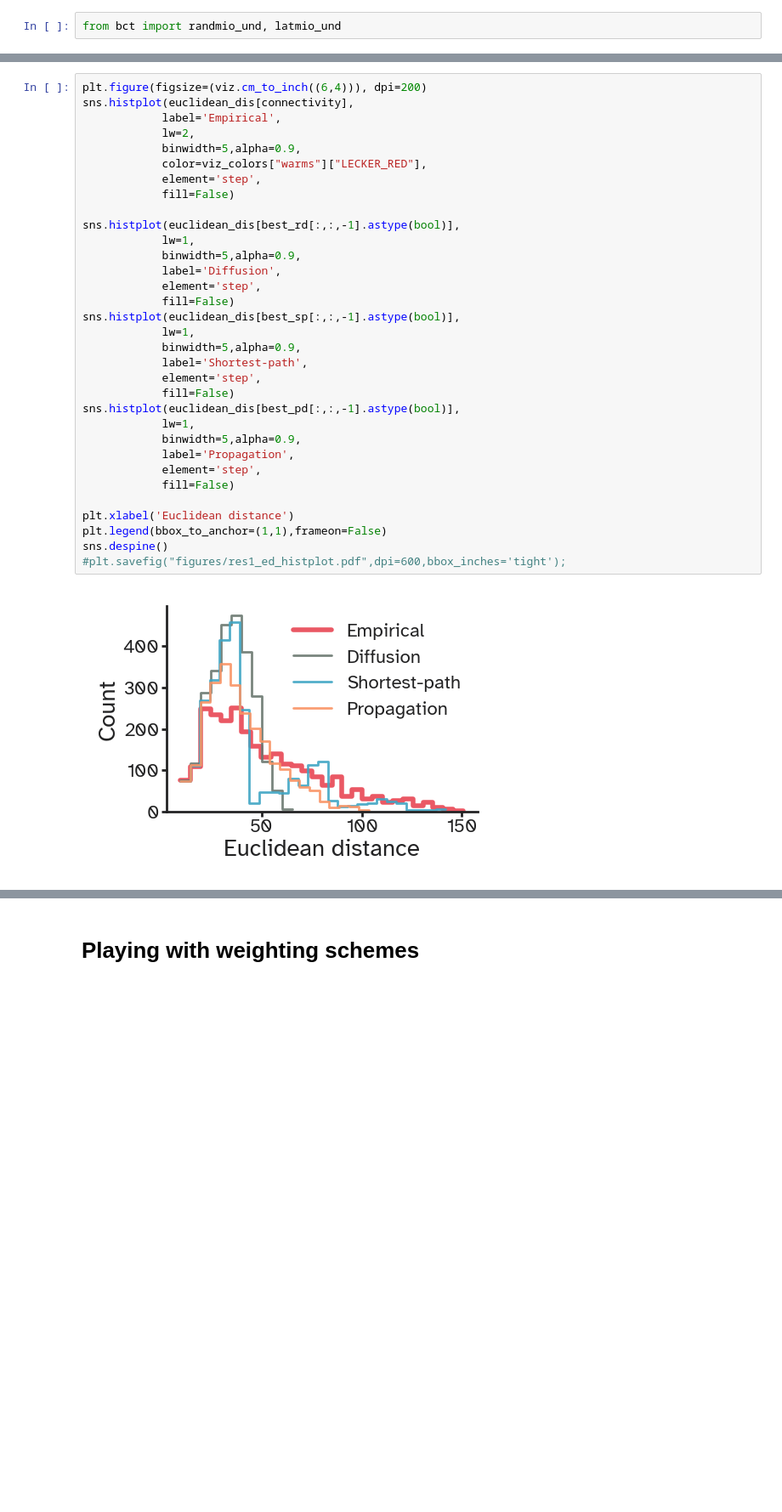
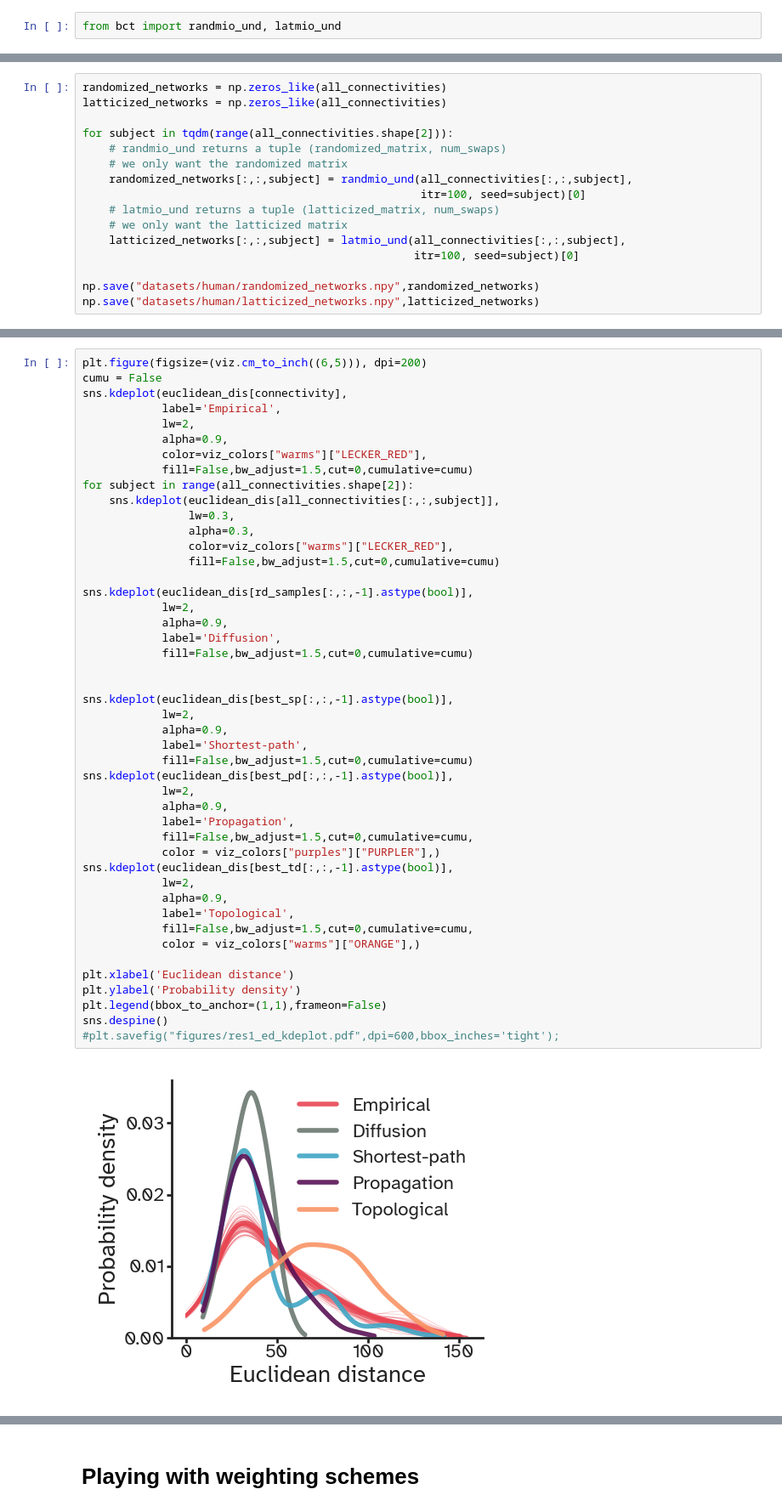
Before and after one commit to kuffmode/Optimal_networks, a Jupyter notebook: generative_analysis.ipynb, the cells around one changed output, grey strips where cells are left out. Shown: that part at 85% size. Saved outputs shown, nothing was run; the diff lists cells and outputs as text; blank space fills up the shorter version.

Commit message:
lots of new plots

```diff
--- a/generative_analysis.ipynb
+++ b/generative_analysis.ipynb
@@ -424,0 +299,16 @@ plt.savefig("figures/res1_wiring_cost_w_td.pdf",dpi=600,bbox_inches='tight');
+# %%
+randomized_networks = np.zeros_like(all_connectivities)
+latticized_networks = np.zeros_like(all_connectivities)
+
+for subject in tqdm(range(all_connectivities.shape[2])):
+    # randmio_und returns a tuple (randomized_matrix, num_swaps)
+    # we only want the randomized matrix
+    randomized_networks[:,:,subject] = randmio_und(all_connectivities[:,:,subject],
+                                                   itr=100, seed=subject)[0]
+    # latmio_und returns a tuple (latticized_matrix, num_swaps)
+    # we only want the latticized matrix
+    latticized_networks[:,:,subject] = latmio_und(all_connectivities[:,:,subject],
+                                                  itr=100, seed=subject)[0]
+
+np.save("datasets/human/randomized_networks.npy",randomized_networks)
+np.save("datasets/human/latticized_networks.npy",latticized_networks)
@@ -425,38 +415,51 @@ plt.savefig("figures/res1_wiring_cost_w_td.pdf",dpi=600,bbox_inches='tight');
 # %%
-plt.figure(figsize=(viz.cm_to_inch((6,4))), dpi=200)
-sns.histplot(euclidean_dis[connectivity],
+plt.figure(figsize=(viz.cm_to_inch((6,5))), dpi=200)
+cumu = False
+sns.kdeplot(euclidean_dis[connectivity],
             label='Empirical',
             lw=2,
-            binwidth=5,alpha=0.9,
+            alpha=0.9,
             color=viz_colors["warms"]["LECKER_RED"],
-            element='step',
-            fill=False)
+            fill=False,bw_adjust=1.5,cut=0,cumulative=cumu)
+for subject in range(all_connectivities.shape[2]):
+    sns.kdeplot(euclidean_dis[all_connectivities[:,:,subject]],
+                lw=0.3,
+                alpha=0.3,
+                color=viz_colors["warms"]["LECKER_RED"],
+                fill=False,bw_adjust=1.5,cut=0,cumulative=cumu)
 
-sns.histplot(euclidean_dis[best_rd[:,:,-1].astype(bool)],
-            lw=1,
-            binwidth=5,alpha=0.9,
+sns.kdeplot(euclidean_dis[rd_samples[:,:,-1].astype(bool)],
+            lw=2,
+            alpha=0.9,
             label='Diffusion',
-            element='step',
-            fill=False)
-sns.histplot(euclidean_dis[best_sp[:,:,-1].astype(bool)],
-            lw=1,
-            binwidth=5,alpha=0.9,
+            fill=False,bw_adjust=1.5,cut=0,cumulative=cumu)
+
+
+sns.kdeplot(euclidean_dis[best_sp[:,:,-1].astype(bool)],
+            lw=2,
+            alpha=0.9,
             label='Shortest-path',
-            element='step',
-            fill=False)
-sns.histplot(euclidean_dis[best_pd[:,:,-1].astype(bool)],
-            lw=1,
-            binwidth=5,alpha=0.9,
+            fill=False,bw_adjust=1.5,cut=0,cumulative=cumu)
+sns.kdeplot(euclidean_dis[best_pd[:,:,-1].astype(bool)],
+            lw=2,
+            alpha=0.9,
             label='Propagation',
-            element='step',
-            fill=False)
+            fill=False,bw_adjust=1.5,cut=0,cumulative=cumu,
+            color = viz_colors["purples"]["PURPLER"],)
+sns.kdeplot(euclidean_dis[best_td[:,:,-1].astype(bool)],
+            lw=2,
+            alpha=0.9,
+            label='Topological',
+            fill=False,bw_adjust=1.5,cut=0,cumulative=cumu,
+            color = viz_colors["warms"]["ORANGE"],)
 
 plt.xlabel('Euclidean distance')
+plt.ylabel('Probability density')
 plt.legend(bbox_to_anchor=(1,1),frameon=False)
 sns.despine()
-#plt.savefig("figures/res1_ed_histplot.pdf",dpi=600,bbox_inches='tight');
+#plt.savefig("figures/res1_ed_kdeplot.pdf",dpi=600,bbox_inches='tight');
 # %% [output]
-[figure, old version]
+[figure, new version]
 # %%
 plt.figure(figsize=(viz.cm_to_inch((6,4))), dpi=200)
 sns.kdeplot(euclidean_dis[connectivity],
```
Also changed, not shown: parts of 48 cells of this notebook, 27 other files.
